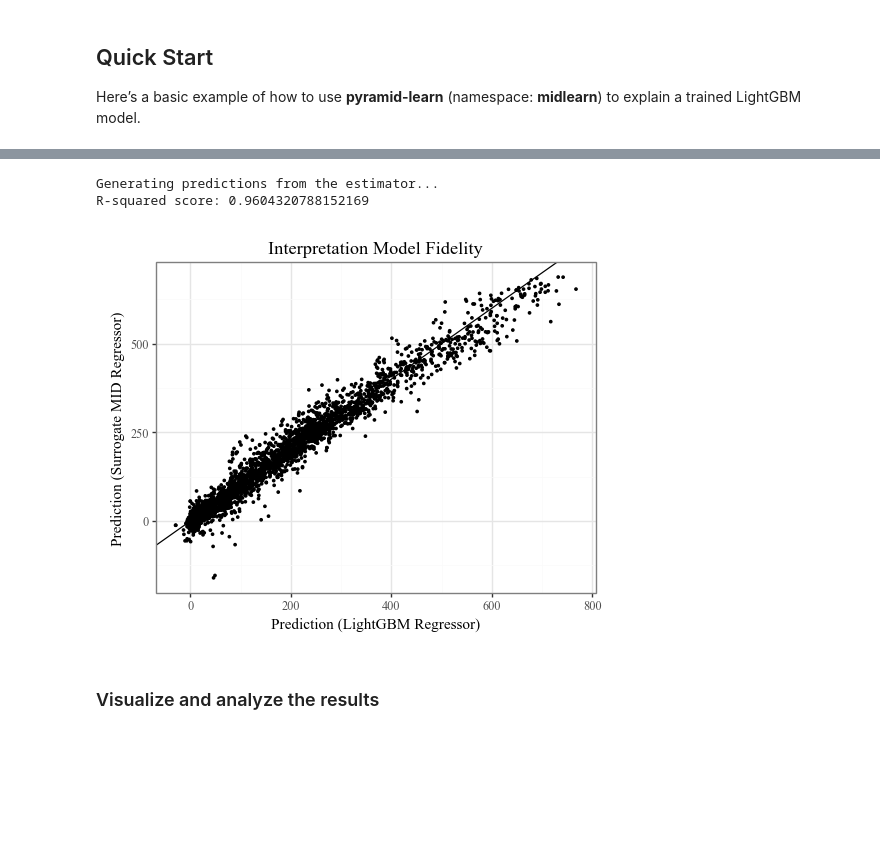
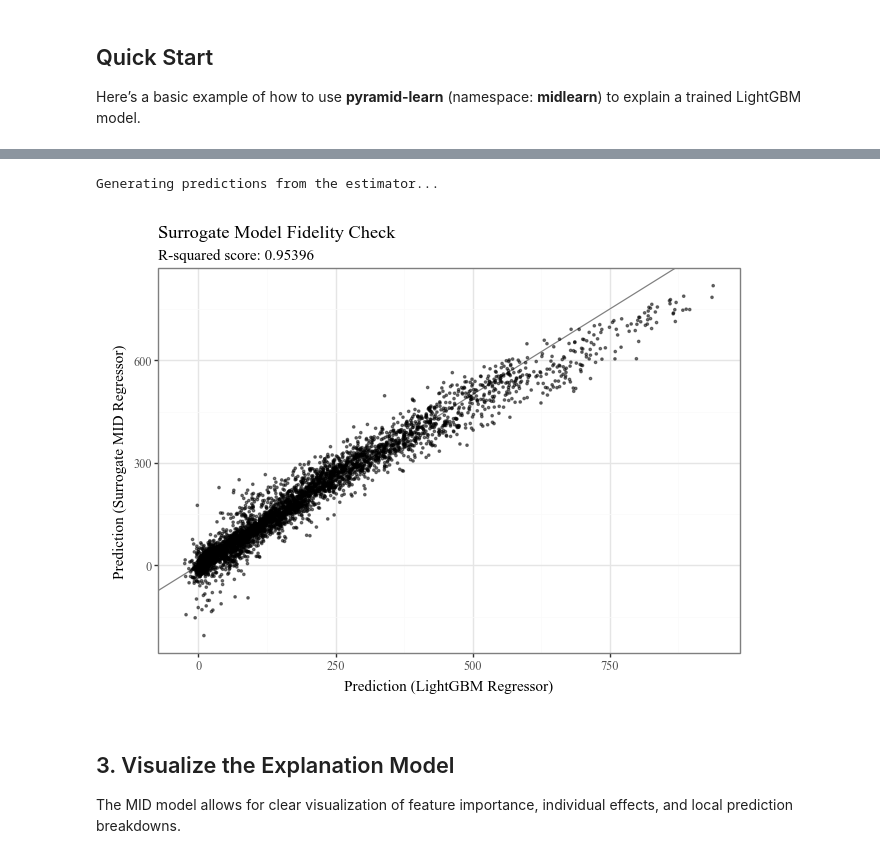
Before and after one commit to ryo-asashi/pyramid-learn, a Jupyter notebook: README.ipynb, the cells around one changed output, grey strips where cells are left out. Cells and saved outputs as stored; diff of their text form; code cells hidden in the pictures; blank space fills up the shorter version.

```diff
--- a/README.ipynb
+++ b/README.ipynb
@@ -61,7 +68,15 @@ p9.options.figure_size = (5, 4)
 # %%
-bikeshare = fetch_openml(data_id=1414)
+# Load and prepare data
+bikeshare = fetch_openml(data_id=42712)
 X = pd.DataFrame(bikeshare.data, columns=bikeshare.feature_names)
 y = bikeshare.target
 X_train, X_test, y_train, y_test = train_test_split(X, y, random_state=42)
-print(pd.concat([X_train.head(), y_train.head()], axis=1).to_markdown(index=False))
+
+# Fit a LightGBM regression model
+estimator = lgb.LGBMRegressor(
+    force_col_wise=True,
+    n_estimators=500,
+    random_state=42
+)
+estimator.fit(X_train, y_train)
 # %% [output]
@@ -75,5 +87,5 @@ print(pd.concat([X_train.head(), y_train.head()], axis=1).to_markdown(index=Fals
 # %%
-# Fit a LightGBM regression model
-estimator = lgb.LGBMRegressor(random_state=42)
-estimator.fit(X_train, y_train)
+model_pred = estimator.predict(X_test)
+rmse = root_mean_squared_error(model_pred, y_test)
+print(f"RMSE: {round(rmse, 6)}")
 # %% [output]
@@ -89,10 +96,11 @@ LGBMRegressor(random_state=42)
 # %%
-# Fit a MID model as a global surrogate explainer
+# Initialize and fit the MID model
 explainer = mid.MIDExplainer(
     estimator=estimator,
-    interaction=True,
-    params_main=50,
-    penalty=.5
+    penalty=.05,
+    singular_ok=True,
+    interactions=True,
+    encoding_frames={'hour':list(range(24))}
 )
 explainer.fit(X_train)
 # %% [output]
@@ -112,18 +115,18 @@ print(explainer.main_effects('time').head().to_markdown(index=False))
 # %%
 # Check the fidelity of the surrogate model to the original model
-print("R-squared score:", explainer.fidelity_score(X_test))
-
 p = p9.ggplot() \
-    + p9.geom_abline(slope=1) \
-    + p9.geom_point(p9.aes(estimator.predict(X_test), explainer.predict(X_test)), shape='.') \
+    + p9.geom_abline(slope=1, color='gray') \
+    + p9.geom_point(p9.aes(estimator.predict(X_test), explainer.predict(X_test)), alpha=0.5, shape=".") \
     + p9.labs(
         x='Prediction (LightGBM Regressor)',
-        y='Prediction (Surrogate MID Regressor)'
+        y='Prediction (Surrogate MID Regressor)',
+        title='Surrogate Model Fidelity Check',
+        subtitle=f'R-squared score: {round(explainer.fidelity_score(X_test), 6)}',
     )
-display(p + p9.ggtitle("Interpretation Model Fidelity"))
+p
 # %% [output]
 Generating predictions from the estimator...
-R-squared score: 0.9604320788152169
-[figure, old version]
+[figure, new version]
 # %% [markdown]
-### Visualize and analyze the results
+## 3. Visualize the Explanation Model
+The MID model allows for clear visualization of feature importance, individual effects, and local prediction breakdowns.
```
Also changed, not shown: parts of 14 cells of this notebook, 21 other files.
